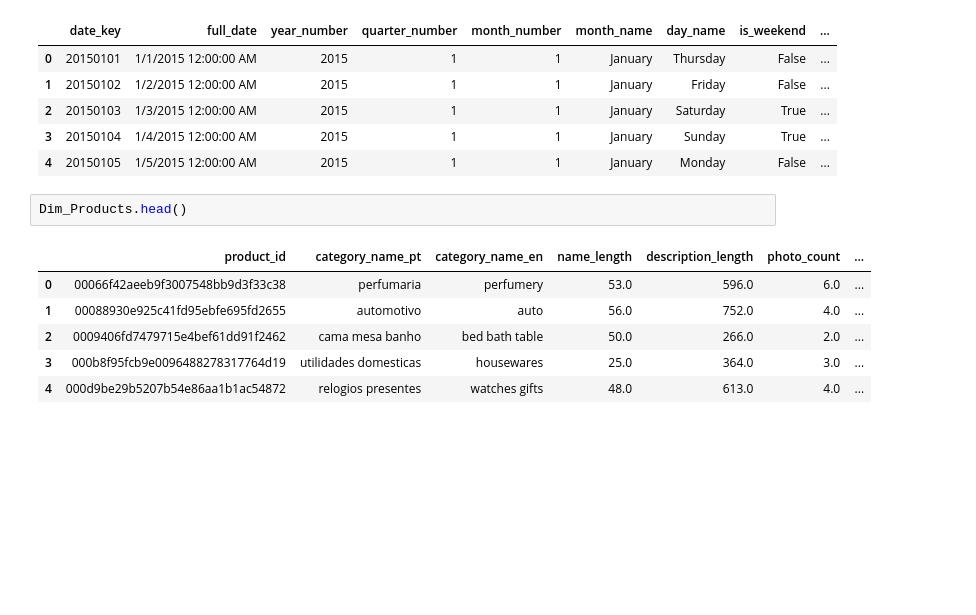
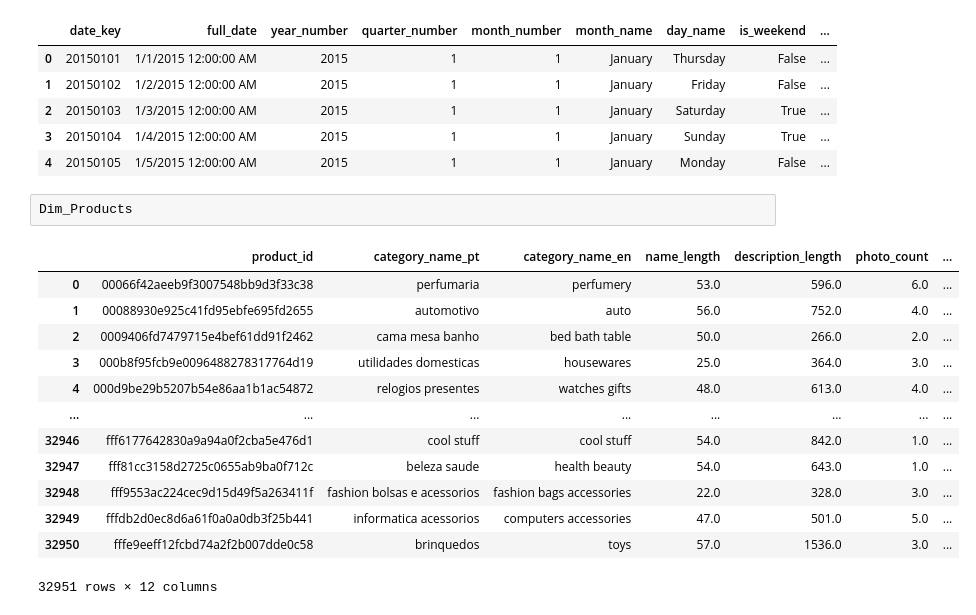
Before and after one commit to NitoBoritto/Olist_Data_Department, a Jupyter notebook: notebooks/preprocessing.ipynb, the cells around one changed output. Cells and saved outputs as stored; diff of their text form; blank space fills up the shorter version.

```diff
--- a/notebooks/preprocessing.ipynb
+++ b/notebooks/preprocessing.ipynb
@@ -33,12 +42,19 @@ Dim_Date.head()
 | 3 | 20150104 | 1/4/2015 12:00:00 AM | 2015 | 1 | 1 | January | Sunday | True | ... |
 | 4 | 20150105 | 1/5/2015 12:00:00 AM | 2015 | 1 | 1 | January | Monday | False | ... |
 # %%
-Dim_Products.head()
+Dim_Products
 # %% [output]
 |  | product_id | category_name_pt | category_name_en | name_length | description_length | photo_count | ... |
 | 0 | 00066f42aeeb9f3007548bb9d3f33c38 | perfumaria | perfumery | 53.0 | 596.0 | 6.0 | ... |
 | 1 | 00088930e925c41fd95ebfe695fd2655 | automotivo | auto | 56.0 | 752.0 | 4.0 | ... |
 | 2 | 0009406fd7479715e4bef61dd91f2462 | cama mesa banho | bed bath table | 50.0 | 266.0 | 2.0 | ... |
 | 3 | 000b8f95fcb9e0096488278317764d19 | utilidades domesticas | housewares | 25.0 | 364.0 | 3.0 | ... |
 | 4 | 000d9be29b5207b54e86aa1b1ac54872 | relogios presentes | watches gifts | 48.0 | 613.0 | 4.0 | ... |
+| ... | ... | ... | ... | ... | ... | ... | ... |
+| 32946 | fff6177642830a9a94a0f2cba5e476d1 | cool stuff | cool stuff | 54.0 | 842.0 | 1.0 | ... |
+| 32947 | fff81cc3158d2725c0655ab9ba0f712c | beleza saude | health beauty | 54.0 | 643.0 | 1.0 | ... |
+| 32948 | fff9553ac224cec9d15d49f5a263411f | fashion bolsas e acessorios | fashion bags accessories | 22.0 | 328.0 | 3.0 | ... |
+| 32949 | fffdb2d0ec8d6a61f0a0a0db3f25b441 | informatica acessorios | computers accessories | 47.0 | 501.0 | 5.0 | ... |
+| 32950 | fffe9eeff12fcbd74a2f2b007dde0c58 | brinquedos | toys | 57.0 | 1536.0 | 3.0 | ... |
+32951 rows × 12 columns
 # %%
```
Also changed, not shown: parts of 39 cells of this notebook.
